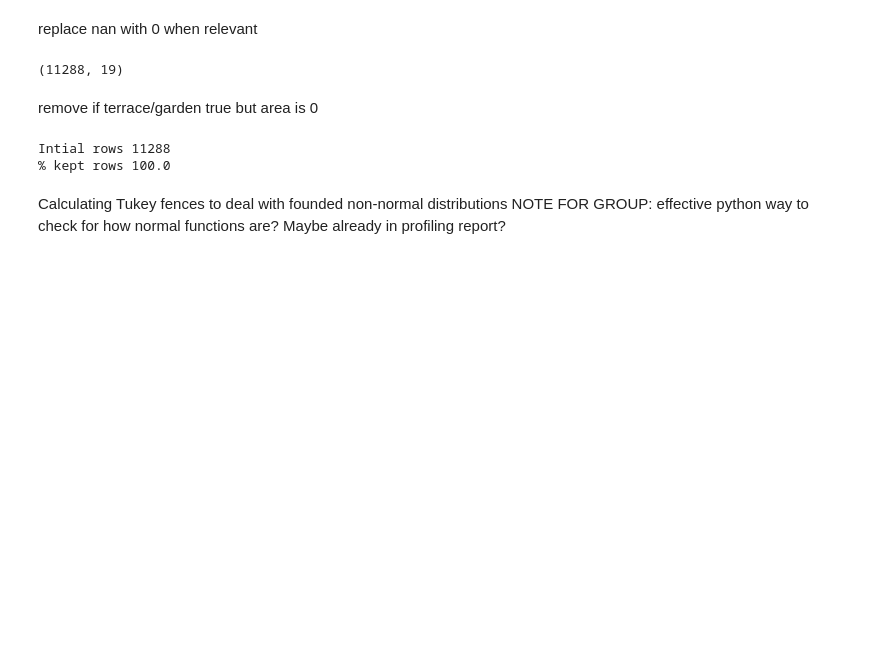
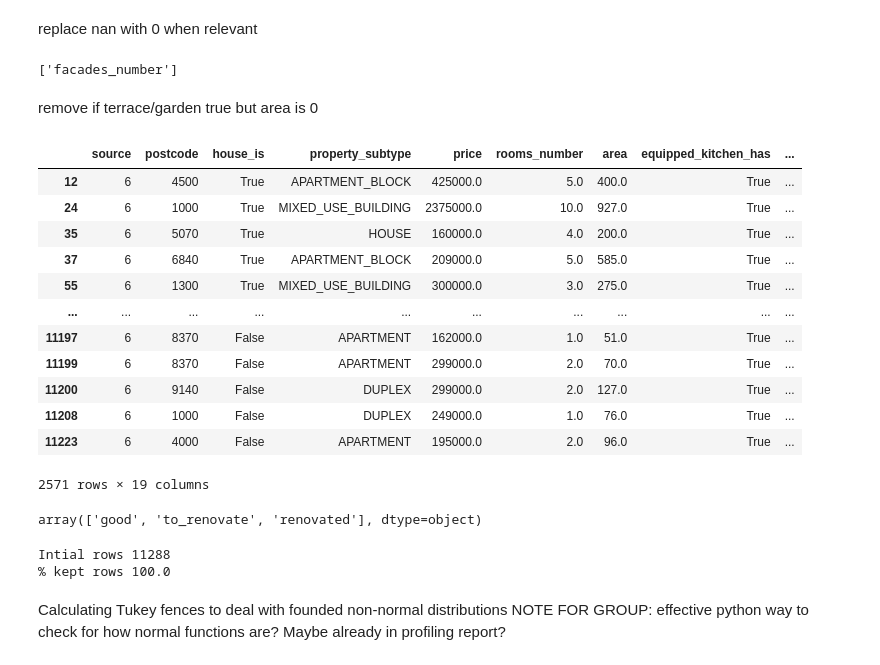
Before and after one commit to FrancescoMariottini/Belgium-prices-prediction, a Jupyter notebook: assets/cleaning_na_duplicates.ipynb, the cells around one changed output. Saved outputs shown, nothing was run; the diff lists cells and outputs as text; code cells hidden in the pictures; blank space fills up the shorter version.

```diff
--- a/assets/cleaning_na_duplicates.ipynb
+++ b/assets/cleaning_na_duplicates.ipynb
@@ -37,13 +29,42 @@ df_cleaned.shape
 # %% [markdown]
 replace nan with 0 when relevant
-# %%
-for column in COLUMNS_NAN_REPLACE:
-    df_cleaned[column] = df_cleaned[column].transform(lambda x: np.nan if x == 0 else x)
-df_cleaned.shape
-# %% [output]
-(11288, 19)
+# %%
+columns_nan_replaced = []
+for c in df_cleaned.columns:
+    c_na_count = df_cleaned[c].isna().sum()
+    if c_na_count > 0:
+        columns_nan_replaced.append(c)
+print(columns_nan_replaced)
+# %% [output]
+['facades_number']
+# %%
+df_cleaned = df_cleaned.fillna(0)
+for c in df_cleaned.columns:
+    c_na_count = df_cleaned[c].isna().sum()
+    if c_na_count > 0:
+        print(c)
 # %% [markdown]
 remove if terrace/garden true but area is 0
+# %%
+df_cleaned[(df_cleaned.terrace==True) & (df_cleaned.terrace_area==0)]
+# %% [output]
+|  | source | postcode | house_is | property_subtype | price | rooms_number | area | equipped_kitchen_has | ... |
+| 12 | 6 | 4500 | True | APARTMENT_BLOCK | 425000.0 | 5.0 | 400.0 | True | ... |
+| 24 | 6 | 1000 | True | MIXED_USE_BUILDING | 2375000.0 | 10.0 | 927.0 | True | ... |
+| 35 | 6 | 5070 | True | HOUSE | 160000.0 | 4.0 | 200.0 | True | ... |
+| 37 | 6 | 6840 | True | APARTMENT_BLOCK | 209000.0 | 5.0 | 585.0 | True | ... |
+| 55 | 6 | 1300 | True | MIXED_USE_BUILDING | 300000.0 | 3.0 | 275.0 | True | ... |
+| ... | ... | ... | ... | ... | ... | ... | ... | ... | ... |
+| 11197 | 6 | 8370 | False | APARTMENT | 162000.0 | 1.0 | 51.0 | True | ... |
+| 11199 | 6 | 8370 | False | APARTMENT | 299000.0 | 2.0 | 70.0 | True | ... |
+| 11200 | 6 | 9140 | False | DUPLEX | 299000.0 | 2.0 | 127.0 | True | ... |
+| 11208 | 6 | 1000 | False | DUPLEX | 249000.0 | 1.0 | 76.0 | True | ... |
+| 11223 | 6 | 4000 | False | APARTMENT | 195000.0 | 2.0 | 96.0 | True | ... |
+2571 rows × 19 columns
+# %%
+df_cleaned.building_state_agg.unique()
+# %% [output]
+array(['good', 'to_renovate', 'renovated'], dtype=object)
 # %%
 print(f'Intial rows {len(df)}')
 df_cleaned = df_cleaned[~(((df_cleaned.terrace==True) & (df_cleaned.terrace_area==0))|((df_cleaned.garden==True) & (df_cleaned.garden_area==0)))]
```
Also changed, not shown: parts of 10 cells of this notebook, 2 other files.
